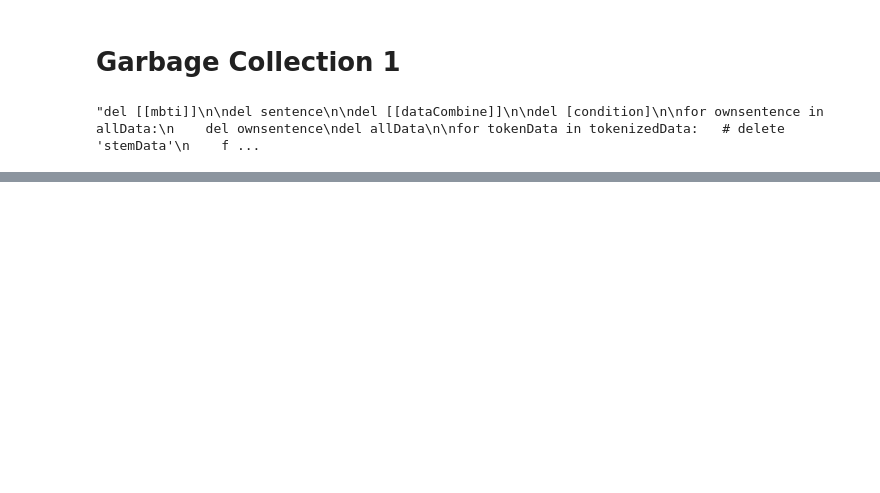
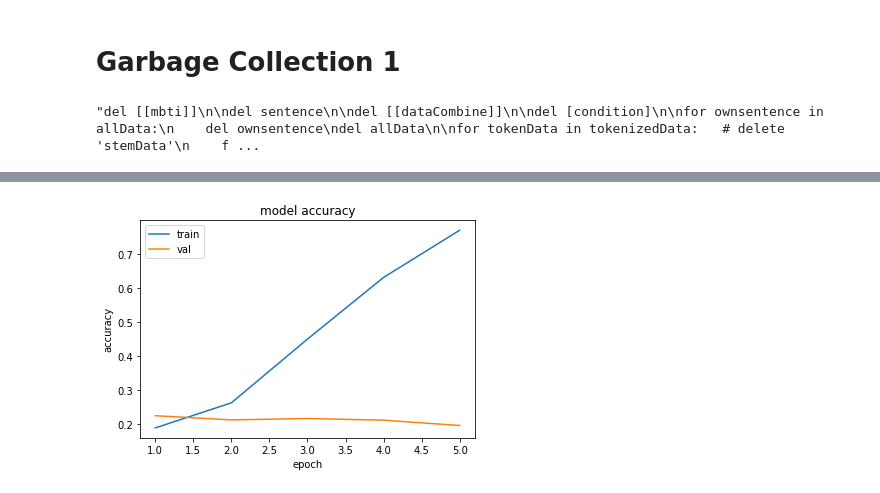
Before and after one commit to randallkk/HPTI, a Jupyter notebook: PLSTM_undersample.ipynb, the cells around one changed output, grey strips where cells are left out. Saved outputs shown, nothing was run; the diff lists cells and outputs as text; code cells hidden in the pictures; blank space fills up the shorter version.

```diff
--- a/PLSTM_undersample.ipynb
+++ b/PLSTM_undersample.ipynb
@@ -117,0 +88,8 @@ print(y.shape)
+# %%
+lb = LabelEncoder()
+y = np.array(y_data)
+y = lb.fit_transform(y)
+y = np_utils.to_categorical(y)
+
+print(y)
+print(y.shape)
@@ -118,3 +107,21 @@ print(y.shape)
+# %%
+import os
+import pandas as pd
+import numpy as np
+%matplotlib inline
+import matplotlib.pyplot as plt
+import re
+import urllib.request
+from collections import Counter
+
+from imblearn.under_sampling import RandomUnderSampler
+from imblearn.over_sampling import RandomOverSampler
+from imblearn.over_sampling import SMOTE
+
+print(y.shape)
+X_resampled, y_resampled = SMOTE(random_state=0).fit_sample(X, y)
+#format(Counter(y_resampled))
+print(y_resampled.shape)
 # %% [markdown]
 # Garbage Collection 1
 # %%
@@ -167,7 +174,7 @@ from tensorflow.keras.models import load_model
 from tensorflow.keras import regularizers
 from sklearn.model_selection import train_test_split
 # %%
-X_train, X_test, y_train, y_test = train_test_split(X, y, test_size= 0.3, random_state=1234)
+X_train, X_test, y_train, y_test = train_test_split(X_resampled, y_resampled, test_size= 0.3, random_state=1234)
 
 #n_timesteps, n_features, n_outputs = X_train.shape[1], X_train.shape[2], y_train.shape[1]
 
@@ -204,10 +233,12 @@ model.summary()
 # %%
-epochs = range(1, len(history.history['acc']) + 1)
-plt.plot(epochs, history.history['acc'])
-plt.plot(epochs, history.history['val_acc'])
+epochs = range(1, len(history.history['accuracy']) + 1)
+plt.plot(epochs, history.history['accuracy'])
+plt.plot(epochs, history.history['val_accuracy'])
 plt.title('model accuracy')
 plt.ylabel('accuracy')
 plt.xlabel('epoch')
 plt.legend(['train', 'val'], loc='upper left')
 plt.show()
+# %% [output]
+[figure, added]
 # %%
```
Also changed, not shown: parts of 8 cells of this notebook, 2 other files.
